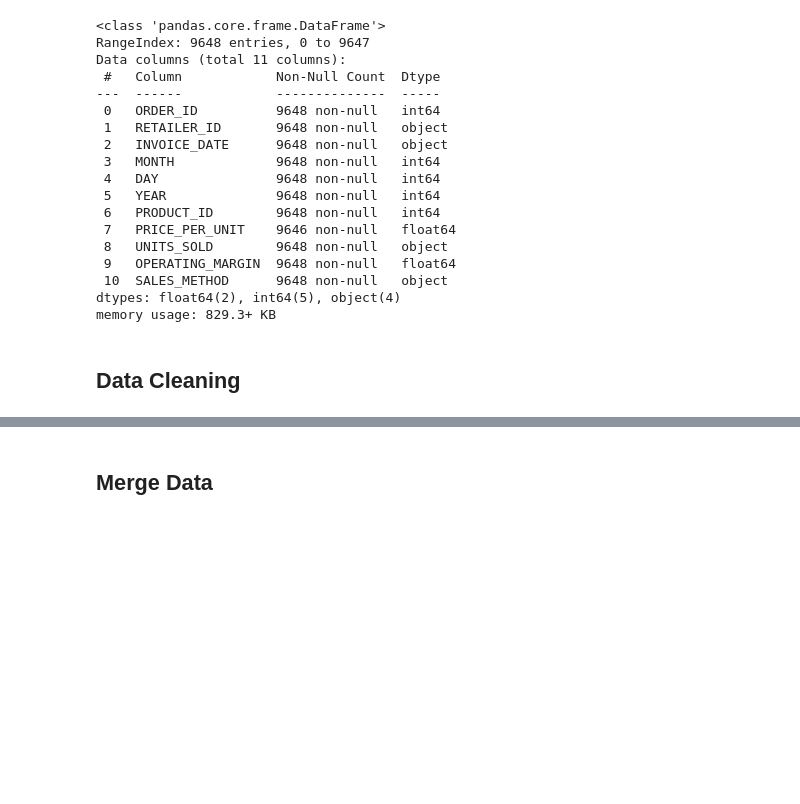
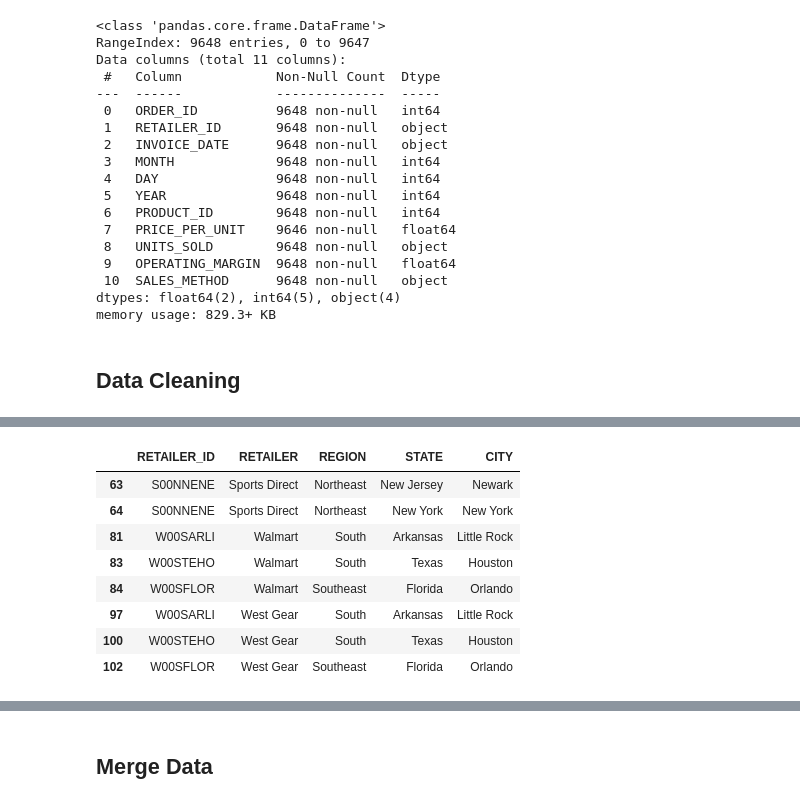
Before and after one commit to Cory-Suhr/rush-sales-analysis-final-project, a Jupyter notebook: Rush_Sales_Analysis.ipynb, the cells around one changed output, grey strips where cells are left out. Cells and saved outputs as stored; diff of their text form; code cells hidden in the pictures; blank space fills up the shorter version.

Commit message:
Saving during data cleaning. Products and Retailers look good Sales dataset is next.

```diff
--- a/Rush_Sales_Analysis.ipynb
+++ b/Rush_Sales_Analysis.ipynb
@@ -124,0 +200,13 @@ memory usage: 829.3+ KB
+# %%
+# Looking into why 4 retailer appear twice
+retailer[retailer.duplicated('RETAILER_ID', keep=False)]
+# %% [output]
+|  | RETAILER_ID | RETAILER | REGION | STATE | CITY |
+| 63 | S00NNENE | Sports Direct | Northeast | New Jersey | Newark |
+| 64 | S00NNENE | Sports Direct | Northeast | New York | New York |
+| 81 | W00SARLI | Walmart | South | Arkansas | Little Rock |
+| 83 | W00STEHO | Walmart | South | Texas | Houston |
+| 84 | W00SFLOR | Walmart | Southeast | Florida | Orlando |
+| 97 | W00SARLI | West Gear | South | Arkansas | Little Rock |
+| 100 | W00STEHO | West Gear | South | Texas | Houston |
+| 102 | W00SFLOR | West Gear | Southeast | Florida | Orlando |
```
Also changed, not shown: parts of 14 cells of this notebook.
